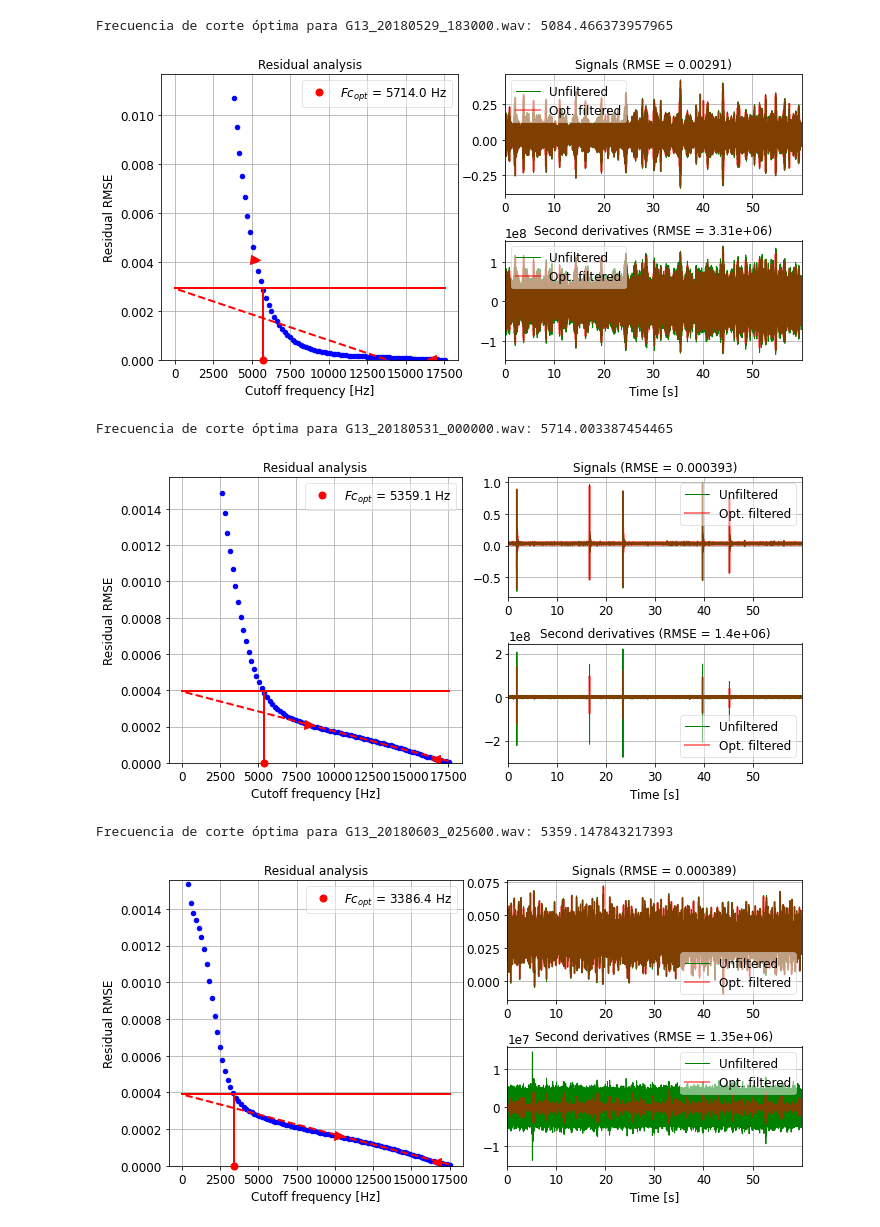
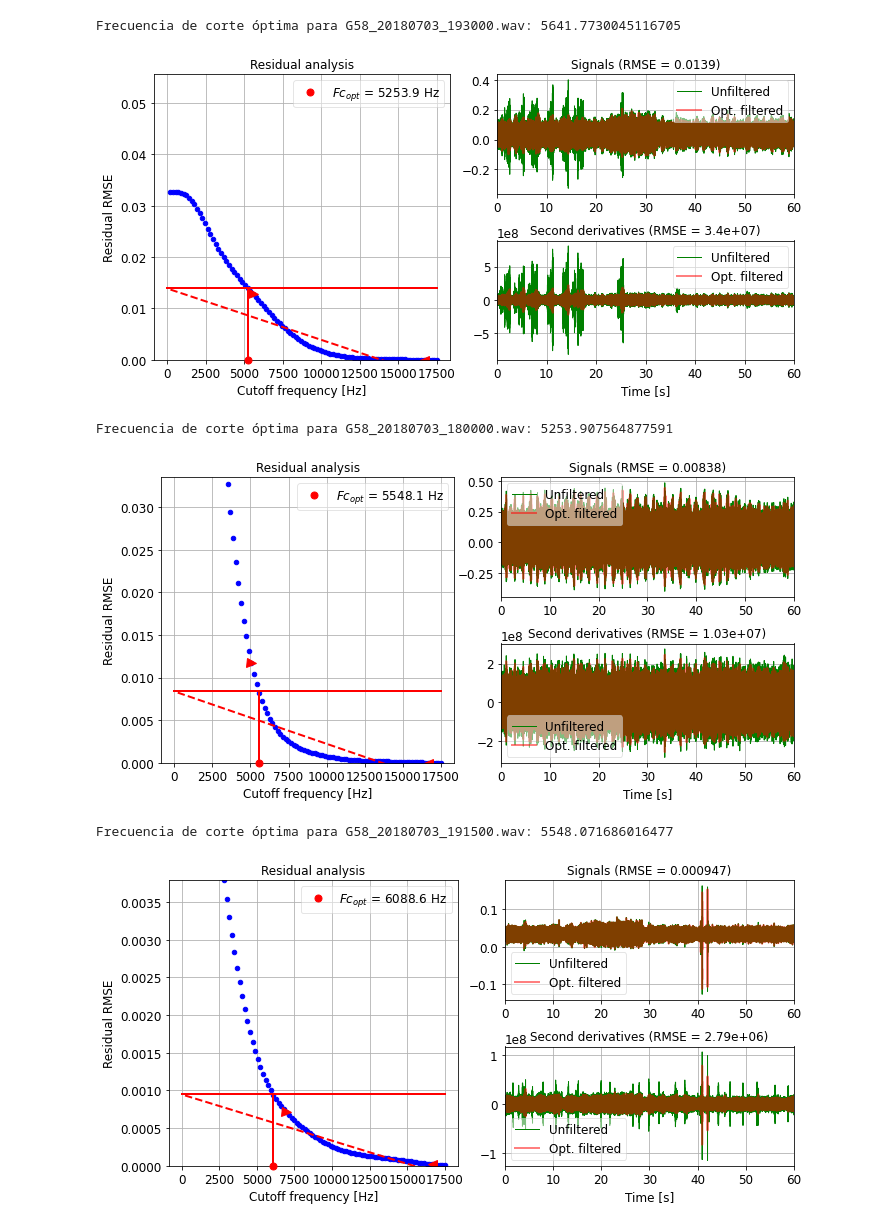
Before and after one commit to DanielNietoMora8/Semillero_IA, a Jupyter notebook: Andres_Alzate/frecuencia_corte_metodo1/metodo1_optcutfreq.ipynb, the cells around one changed output. Saved outputs shown, nothing was run; the diff lists cells and outputs as text; code cells hidden in the pictures.

```diff
--- a/Andres_Alzate/frecuencia_corte_metodo1/metodo1_optcutfreq.ipynb
+++ b/Andres_Alzate/frecuencia_corte_metodo1/metodo1_optcutfreq.ipynb
@@ -45,7 +47,7 @@ def calcular_frecuencia_corte_ideal(carpeta, num_audios, frecuencia_muestreo=441
     resultados_df.to_csv(nombre_archivo_csv, index=False)
 
 # Ejemplo de uso
-carpeta_audios = 'E:/pythin_videos/Ecoacustica/Jaguas_2018/G13_m/G13_m'
+carpeta_audios = 'E:/pythin_videos/Ecoacustica/Jaguas_2018/G58_m/G58_m'
 num_audios_a_analizar = 20
 frecuencia_muestreo = 44100
 
@@ -57,6 +59,6 @@ Frecuencia de corte óptima para G13_20180601_020800.wav: 6012.018886688726
-Frecuencia de corte óptima para G13_20180529_183000.wav: 5084.466373957965
+Frecuencia de corte óptima para G58_20180703_193000.wav: 5641.7730045116705
-[figure, old version]
+[figure, new version]
-Frecuencia de corte óptima para G13_20180531_000000.wav: 5714.003387454465
+Frecuencia de corte óptima para G58_20180703_180000.wav: 5253.907564877591
-[figure, old version]
+[figure, new version]
-Frecuencia de corte óptima para G13_20180603_025600.wav: 5359.147843217393
+Frecuencia de corte óptima para G58_20180703_191500.wav: 5548.071686016477
-[figure, old version]
+[figure, new version]
```
Also changed, not shown: parts of 5 cells of this notebook, 26 other files.
